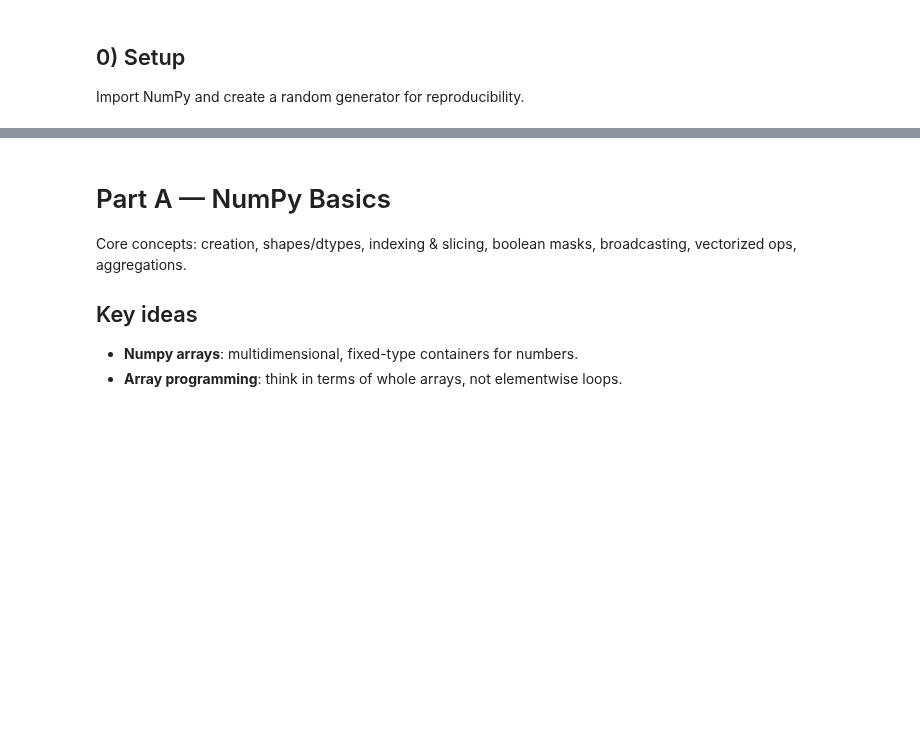
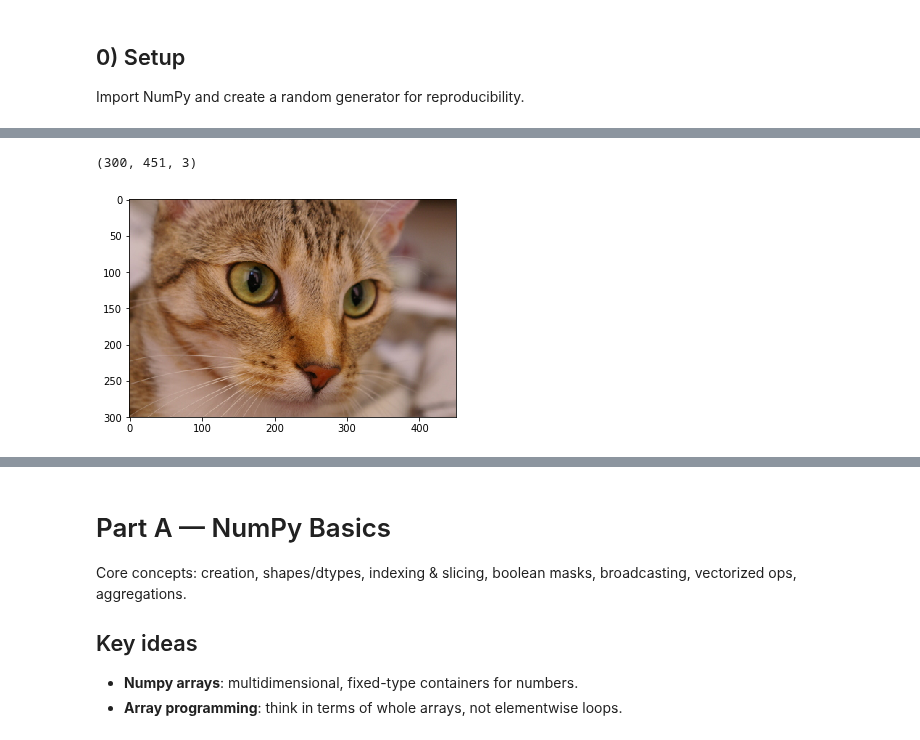
Before and after one commit to ffraile/computer_science_tutorials, a Jupyter notebook: source/Applied Mathematics/class notes/Intro_to_NumPy_and_Linear_Algebra_follow_along.ipynb, the cells around one changed output, grey strips where cells are left out. Drawn from its saved outputs; the diff is of its cells as text; code cells hidden in the pictures; blank space fills up the shorter version.

```diff
--- a/source/Applied Mathematics/class notes/Intro_to_NumPy_and_Linear_Algebra_follow_along.ipynb
+++ b/source/Applied Mathematics/class notes/Intro_to_NumPy_and_Linear_Algebra_follow_along.ipynb
@@ -17,0 +18,10 @@ _
+# %%
+from skimage import data
+import numpy as np
+from matplotlib import pyplot as plt
+cat = data.chelsea()
+plt.imshow(cat)
+print(cat.shape)
+# %% [output]
+(300, 451, 3)
+[figure, added]
```
Also changed, not shown: parts of 4 cells of this notebook, 1 other file.
